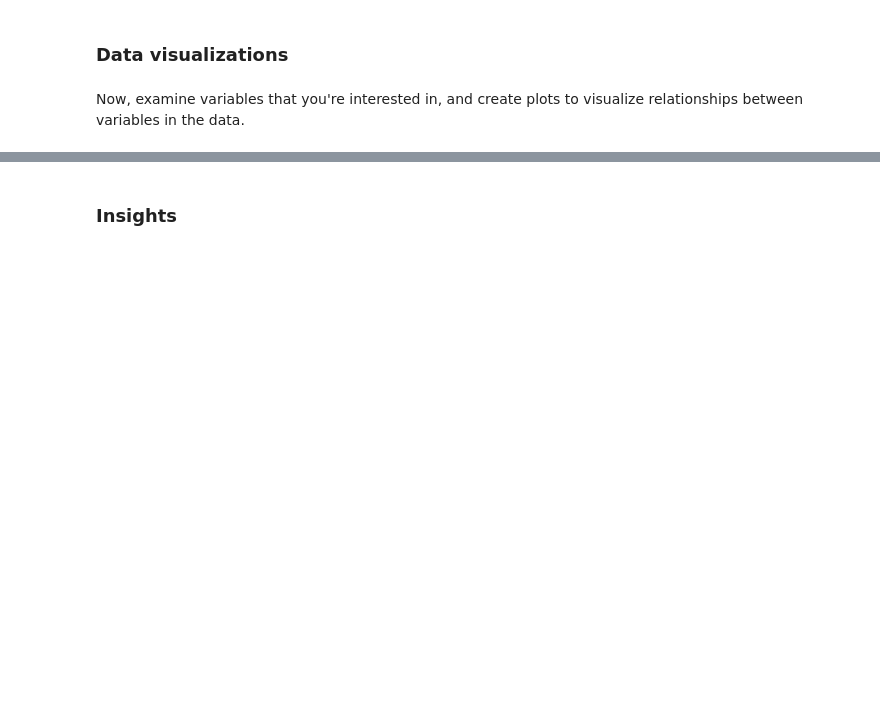
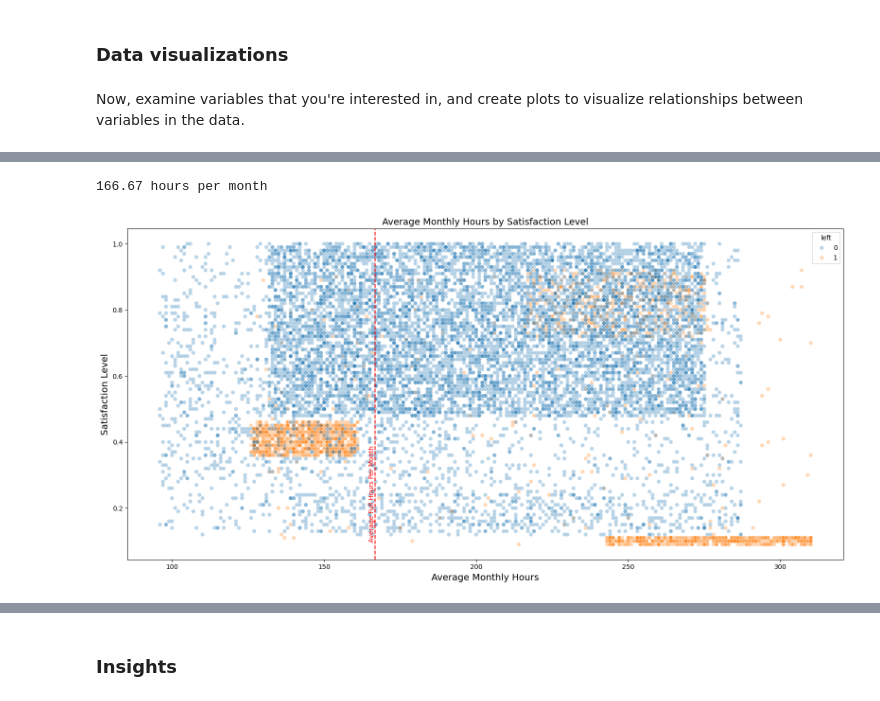
Before and after one commit to kairjiang/Google_ADA_Capstone_HR_Analytics, a Jupyter notebook: Salifort Motors project lab.ipynb, the cells around one changed output, grey strips where cells are left out. Cells and saved outputs as stored; diff of their text form; code cells hidden in the pictures; blank space fills up the shorter version.

```diff
--- a/Salifort Motors project lab.ipynb
+++ b/Salifort Motors project lab.ipynb
@@ -384,0 +361,28 @@ array([1, 0])
+# %%
+# Caculate average number of hours worked per month
+hour_per_month = 50 * 40 / 12   # Assuming 2 week off per year with a 40 hours work week
+
+print(f"{round(hour_per_month, 2)} hours per month")
+# %% [output]
+166.67 hours per month
+# %%
+plt.figure(figsize=(16, 8))
+
+sns.scatterplot(data=df1,
+                x='average_monthly_hours',
+                y='satisfaction_level',
+                hue='left',
+                alpha=0.3)
+
+plt.axvline(x=hour_per_month, color='r', ls='--')
+plt.text(hour_per_month, 0.1, f'Average Full Hours Per Month', color='r', rotation=90, ha='right', va='baseline')
+
+plt.title('Average Monthly Hours by Satisfaction Level', fontsize='14')
+plt.xlabel('Average Monthly Hours', fontsize='14')
+plt.ylabel('Satisfaction Level', fontsize='14')
+
+# Show plot
+plt.tight_layout()
+plt.show()
+# %% [output]
+[figure, added]
```
Also changed, not shown: parts of 14 cells of this notebook.
